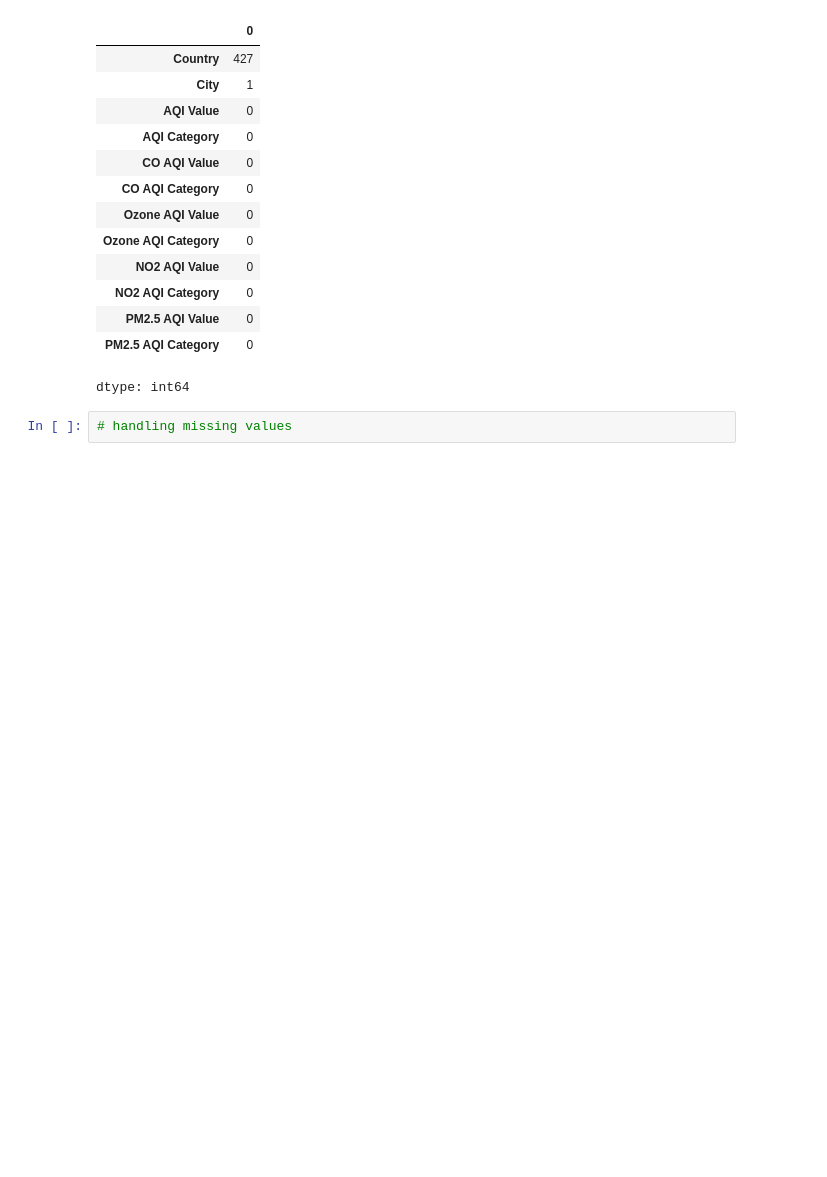
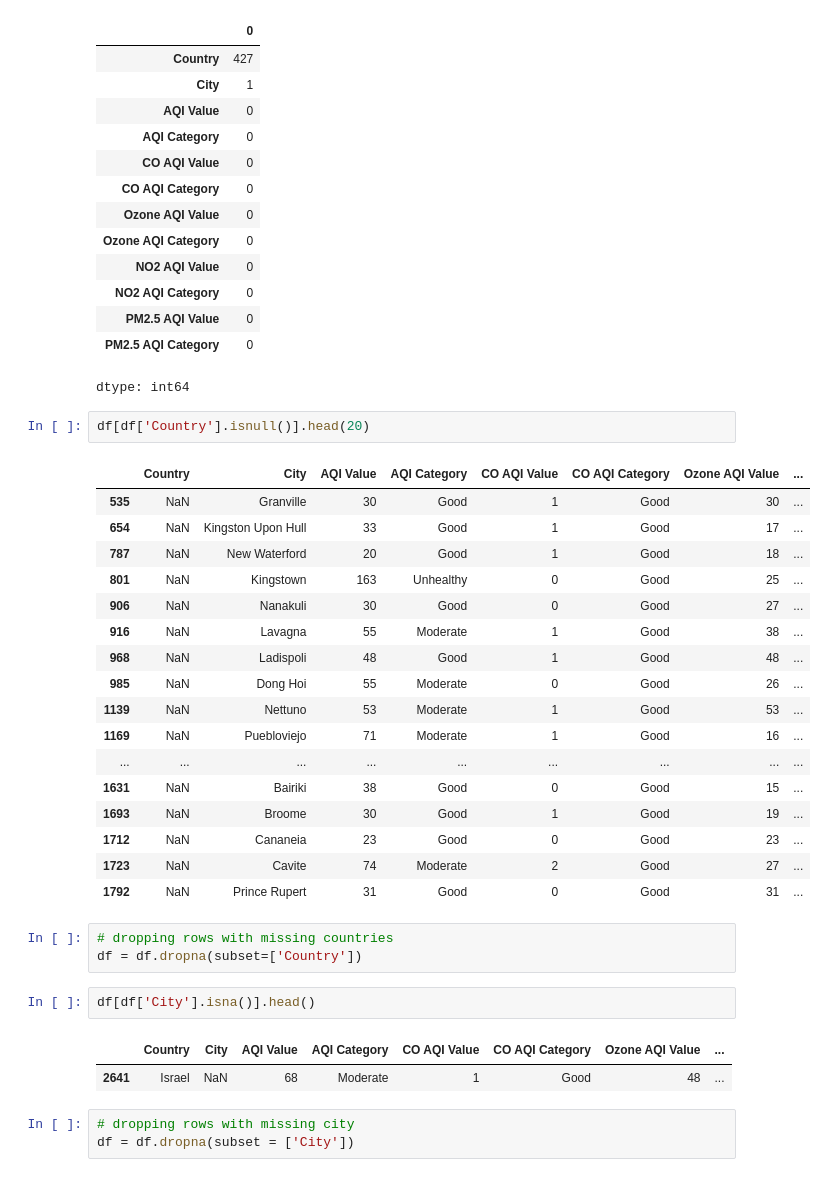
Before and after one commit to ryadavnitb/Batch-6, a Jupyter notebook: EnviroScan.ipynb, the cells around one changed output. Cells and saved outputs as stored; diff of their text form; blank space fills up the shorter version.

```diff
--- a/EnviroScan.ipynb
+++ b/EnviroScan.ipynb
@@ -66,5 +66,34 @@ df.isna().sum()
 | PM2.5 AQI Value | 0 |
 | PM2.5 AQI Category | 0 |
 dtype: int64
-# %%
-# handling missing values
+# %%
+df[df['Country'].isnull()].head(20)
+# %% [output]
+|  | Country | City | AQI Value | AQI Category | CO AQI Value | CO AQI Category | Ozone AQI Value | ... |
+| 535 | NaN | Granville | 30 | Good | 1 | Good | 30 | ... |
+| 654 | NaN | Kingston Upon Hull | 33 | Good | 1 | Good | 17 | ... |
+| 787 | NaN | New Waterford | 20 | Good | 1 | Good | 18 | ... |
+| 801 | NaN | Kingstown | 163 | Unhealthy | 0 | Good | 25 | ... |
+| 906 | NaN | Nanakuli | 30 | Good | 0 | Good | 27 | ... |
+| 916 | NaN | Lavagna | 55 | Moderate | 1 | Good | 38 | ... |
+| 968 | NaN | Ladispoli | 48 | Good | 1 | Good | 48 | ... |
+| 985 | NaN | Dong Hoi | 55 | Moderate | 0 | Good | 26 | ... |
+| 1139 | NaN | Nettuno | 53 | Moderate | 1 | Good | 53 | ... |
+| 1169 | NaN | Puebloviejo | 71 | Moderate | 1 | Good | 16 | ... |
+| ... | ... | ... | ... | ... | ... | ... | ... | ... |
+| 1631 | NaN | Bairiki | 38 | Good | 0 | Good | 15 | ... |
+| 1693 | NaN | Broome | 30 | Good | 1 | Good | 19 | ... |
+| 1712 | NaN | Cananeia | 23 | Good | 0 | Good | 23 | ... |
+| 1723 | NaN | Cavite | 74 | Moderate | 2 | Good | 27 | ... |
+| 1792 | NaN | Prince Rupert | 31 | Good | 0 | Good | 31 | ... |
+# %%
+# dropping rows with missing countries
+df = df.dropna(subset=['Country'])
+# %%
+df[df['City'].isna()].head()
+# %% [output]
+|  | Country | City | AQI Value | AQI Category | CO AQI Value | CO AQI Category | Ozone AQI Value | ... |
+| 2641 | Israel | NaN | 68 | Moderate | 1 | Good | 48 | ... |
+# %%
+# dropping rows with missing city
+df = df.dropna(subset = ['City'])
```
Also changed, not shown: parts of 17 cells of this notebook.
